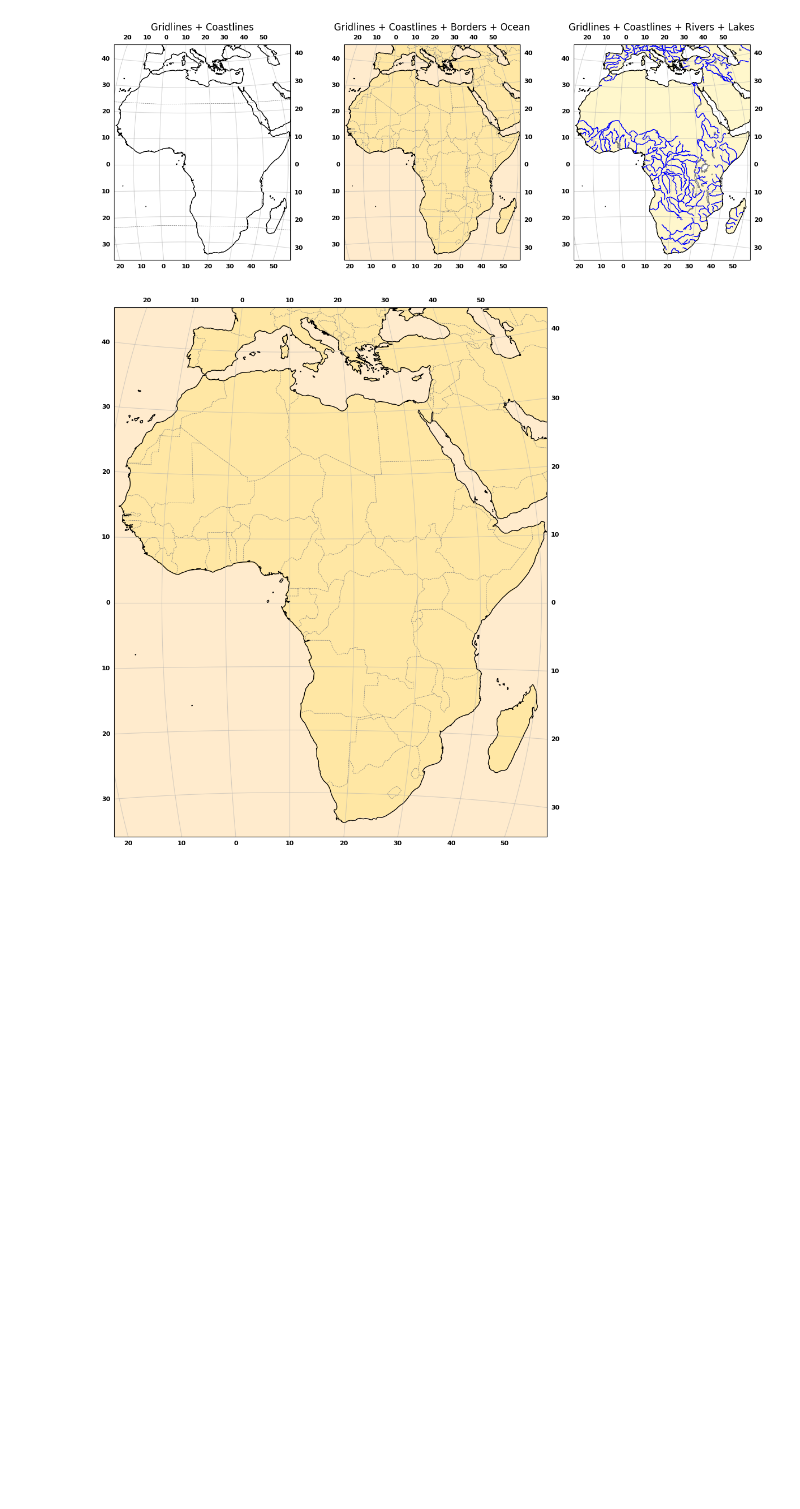
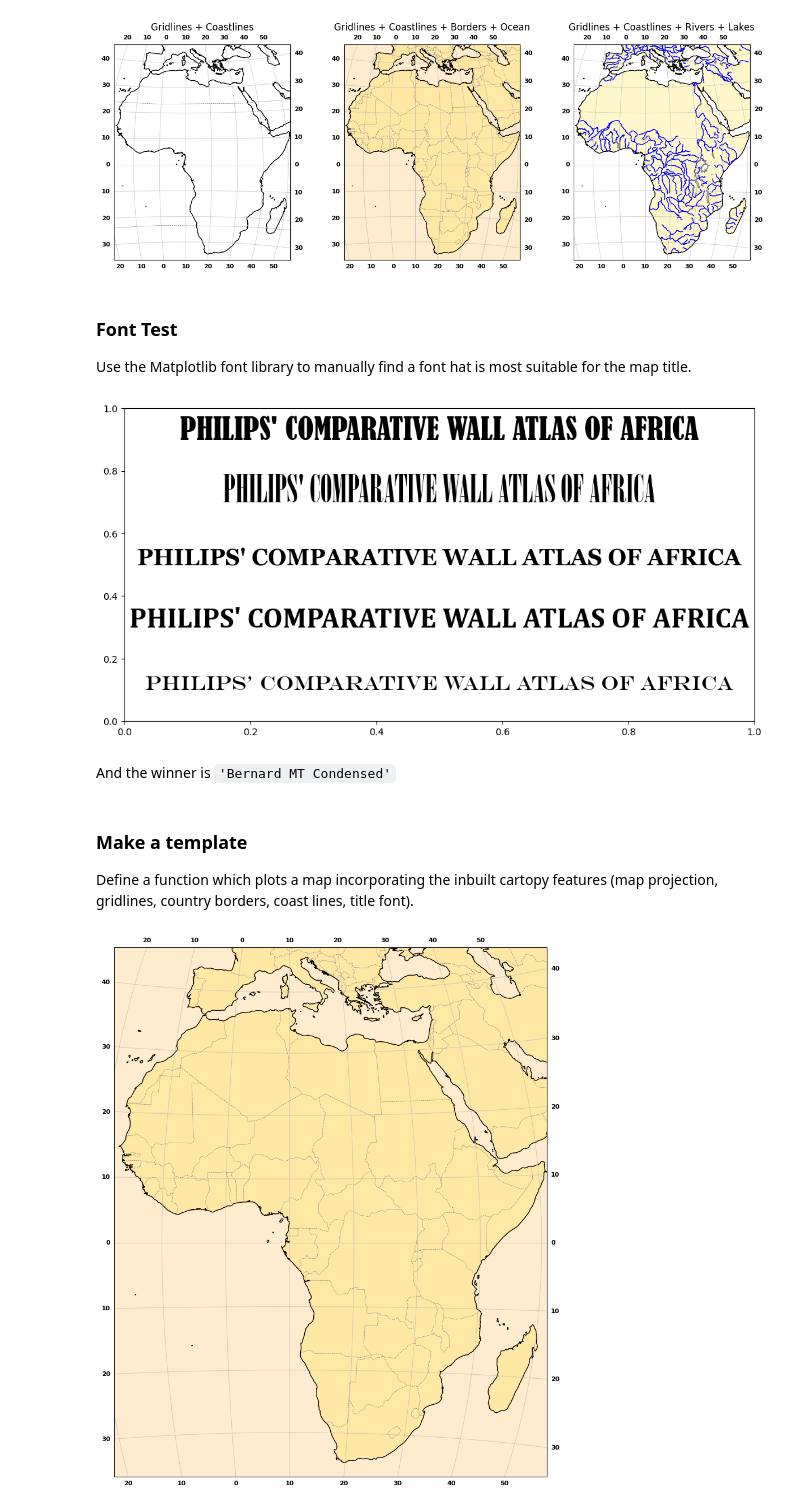
Before and after one commit to danhooke/africa_wall_atlas, a Jupyter notebook: wall_atlas_of_africa.ipynb, the cells around one changed output. Saved outputs shown, nothing was run; the diff lists cells and outputs as text; code cells hidden in the pictures; blank space fills up the shorter version.

Commit message:
make template

```diff
--- a/wall_atlas_of_africa.ipynb
+++ b/wall_atlas_of_africa.ipynb
@@ -115,6 +115,33 @@ axs[2].add_feature(cfeat.LAKES.with_scale('50m'), alpha = 1, facecolor = 'white'
 axs[2].add_feature(cfeat.LAND, facecolor = landcol, alpha = 0.2);
 # %% [output]
 [figure]
+# %% [markdown]
+### Font Test
+
+Use the Matplotlib font library to manually find a font hat is most suitable for the map title.
+# %%
+title = "PHILIPS' COMPARATIVE WALL ATLAS OF AFRICA"
+
+font1 = 'Bernard MT Condensed'
+font2 = 'Onyx'
+font3 = 'Georgia'
+font4 = 'Cambria'
+font5 = 'Engravers MT'
+
+fig, ax = plt.subplots(figsize = (12, 6))
+ax.text(0.5, 0.9, title, ha = 'center', fontname = font1, size = 32)
+ax.text(0.5, 0.7, title, ha = 'center', fontname = font2, size = 40, fontweight = 'bold')
+ax.text(0.5, 0.5, title, ha = 'center', fontname = font3, size = 24, fontweight = 'bold')
+ax.text(0.5, 0.3, title, ha = 'center', fontname = font4, size = 30, fontweight = 'bold')
+ax.text(0.5, 0.1, title, ha = 'center', fontname = font5, size = 20, fontweight = 'bold');
+# %% [output]
+[figure, added]
+# %% [markdown]
+And the winner is `'Bernard MT Condensed'`
+# %% [markdown]
+### Make a template
+
+Define a function which plots a map incorporating the inbuilt cartopy features (map projection, gridlines, country borders, coast lines, title font).
 # %%
 def plot_template(ax,
                   proj=ccrs.LambertAzimuthalEqualArea(central_longitude = 10),
```
